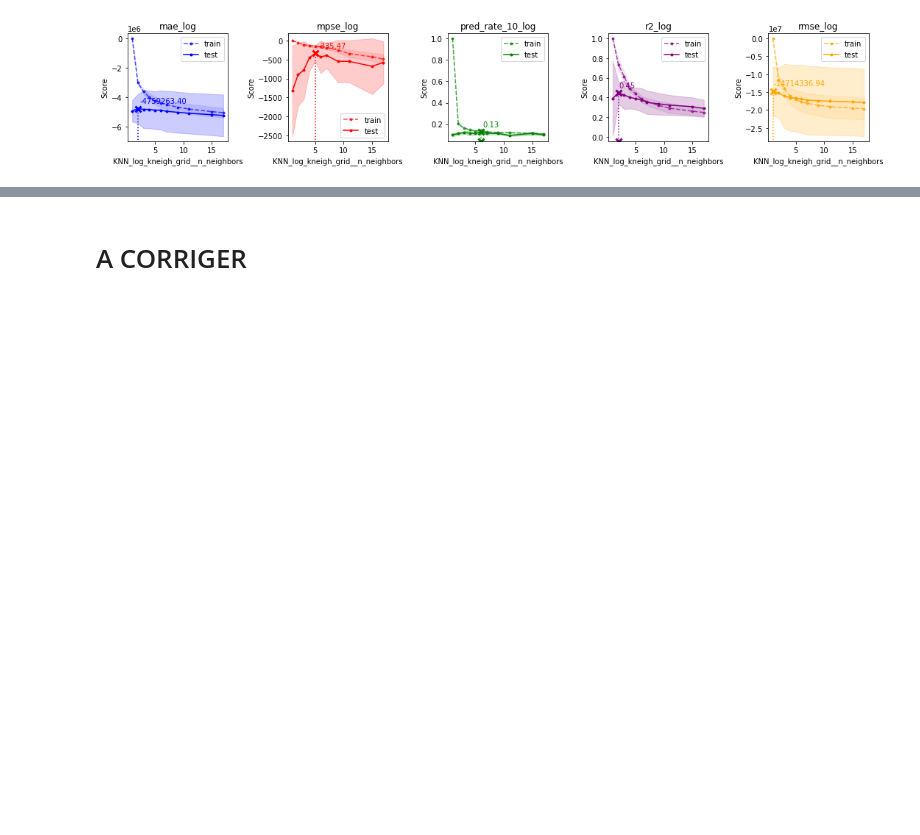
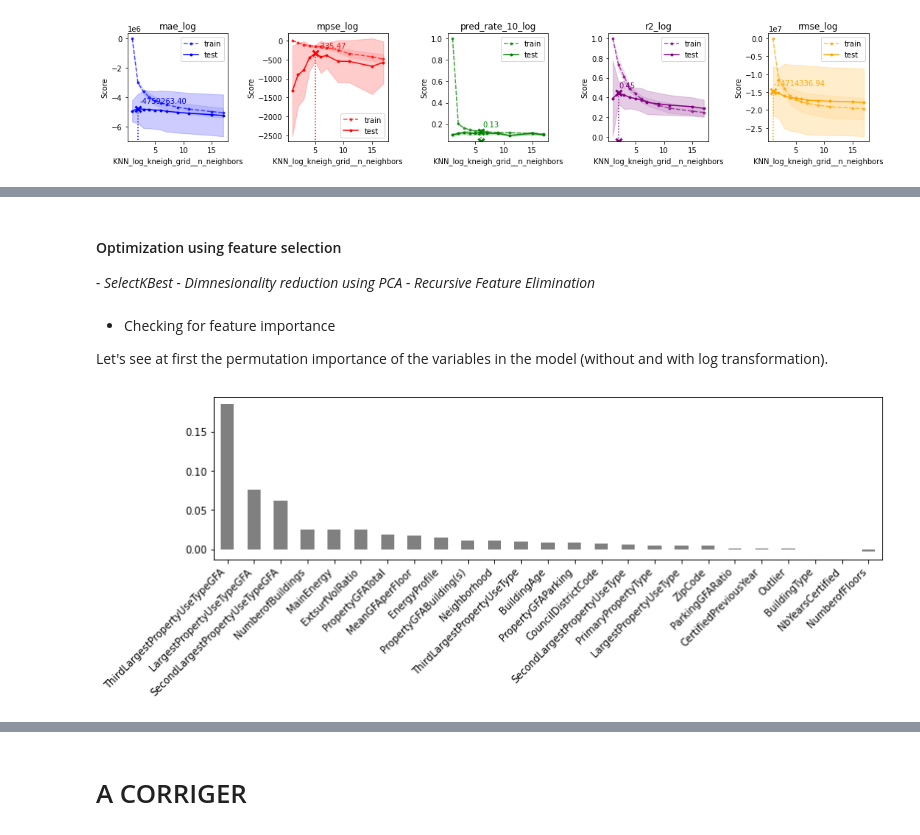
Before and after one commit to SmellyArmure/OC_DS_Project4, a Jupyter notebook: NOTEBOOKS/P4_Modelling.ipynb, the cells around one changed output, grey strips where cells are left out. Drawn from its saved outputs; the diff is of its cells as text; code cells hidden in the pictures; blank space fills up the shorter version.

Commit message:
P4 : Calculé les feature importance du KNN (avec et sans log) | optimisation de n_neigh et k de SelectKBest. 1ère optimisation du Ridge et Random Forest.

```diff
--- a/NOTEBOOKS/P4_Modelling.ipynb
+++ b/NOTEBOOKS/P4_Modelling.ipynb
@@ -596,0 +574,19 @@ speak("youpi cé fini !")
+# %% [markdown]
+#### Optimization using feature selection
+
+_- SelectKBest_
+_- Dimnesionality reduction using PCA_
+_- Recursive Feature Elimination_
+# %% [markdown]
+- Checking for feature importance
+
+Let's see at first the permutation importance of the variables in the model (without and with log transformation).
+# %%
+dict_scv_params, _, _ = \
+        set_dict_scv_params(X_tr, y_tr, 'SEU', log_on=False, refit='r2')
+model = dict_models['KNN_kneigh_grid'].best_estimator_
+
+perm_imp_df = plot_perm_importance(model, dict_scv_params['X'],
+                        dict_scv_params['y'], scoring=dict_scv_params['refit'])
+# %% [output]
+[figure, added]
```
Also changed, not shown: parts of 63 cells of this notebook, 5 other files.
